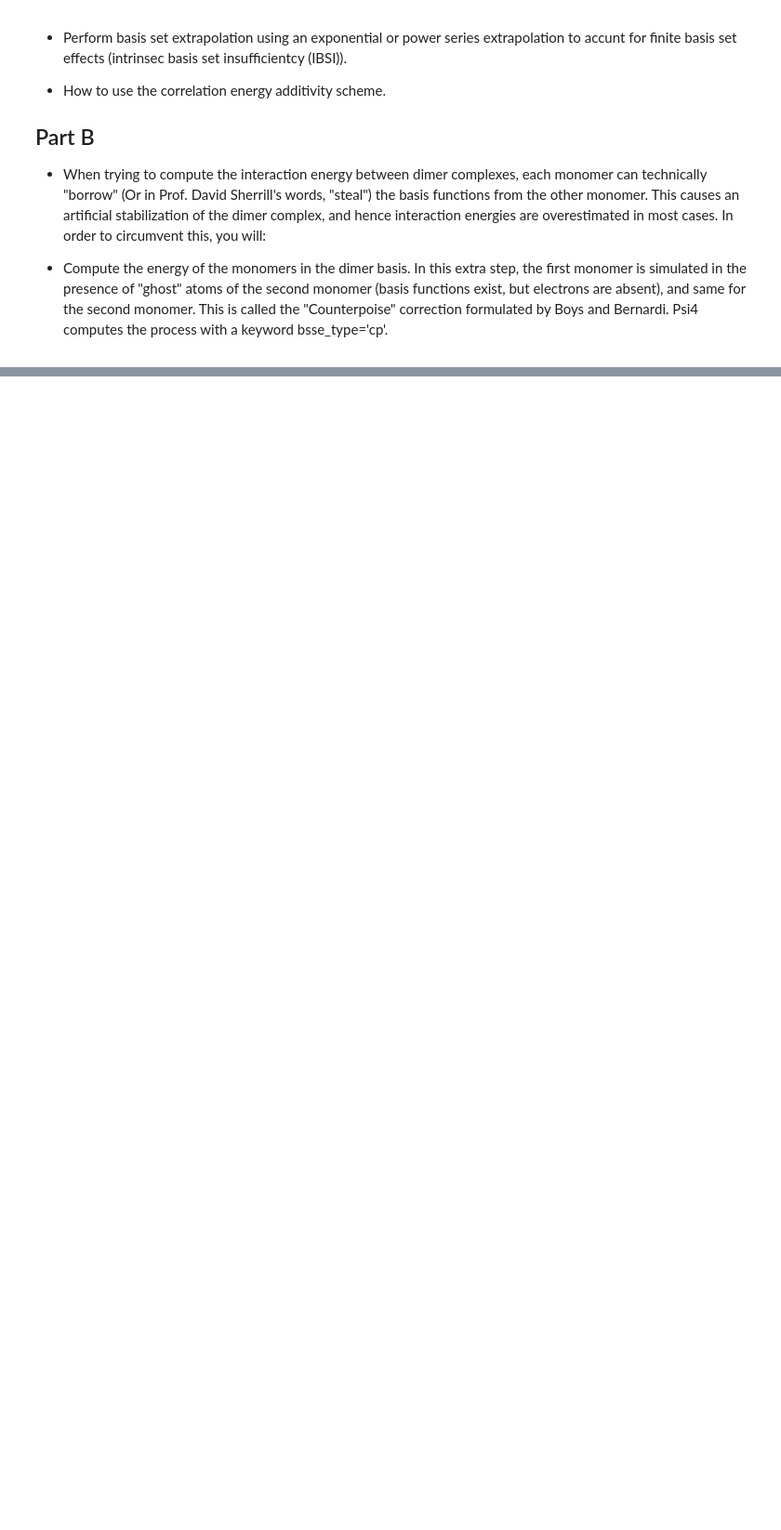
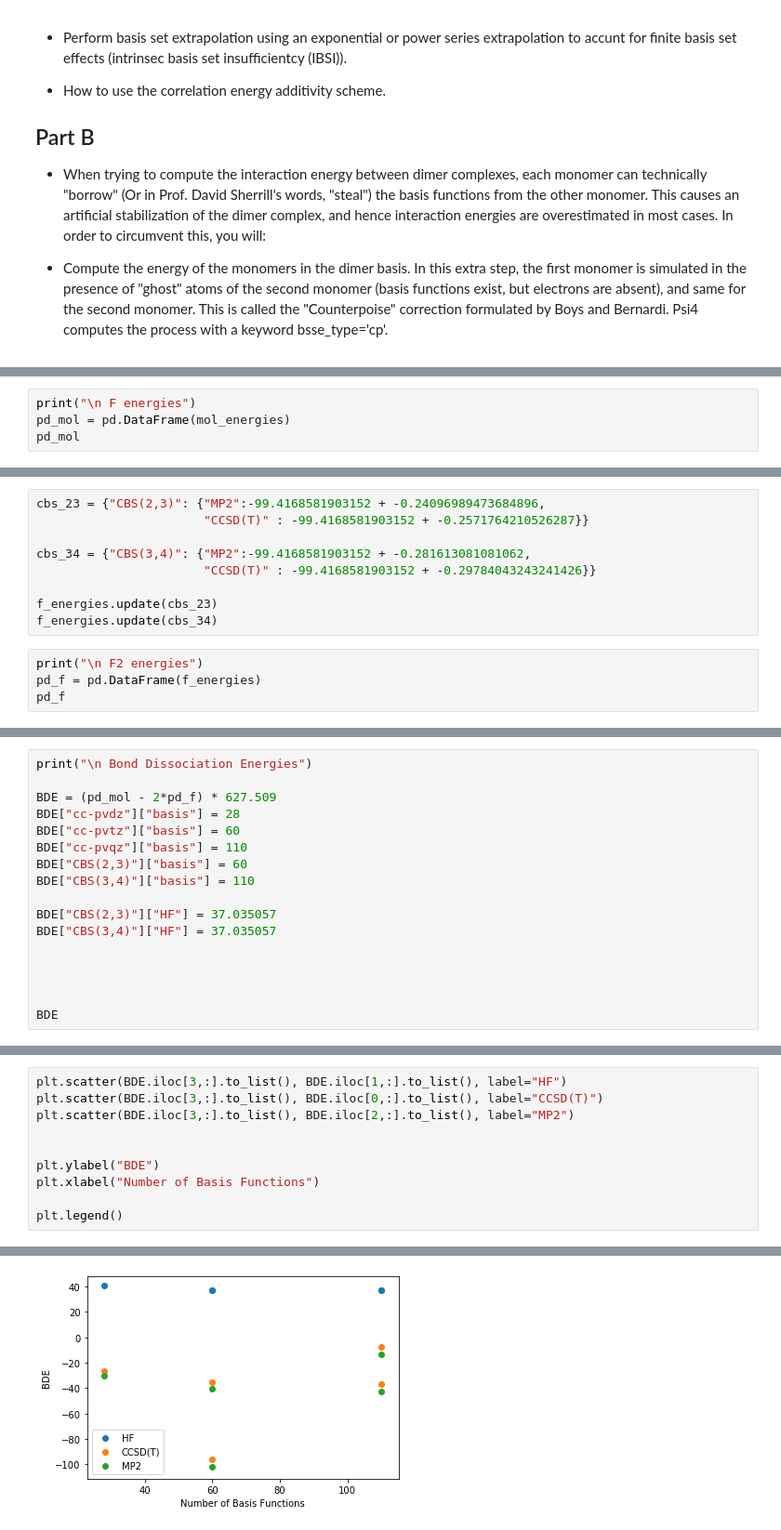
Before and after one commit to VHchavez/chm673, a Jupyter notebook: Labs/Lab3_Extrapolation_Techniques.ipynb, the cells around one changed output, grey strips where cells are left out. Shown at 93% size. Drawn from its saved outputs; the diff is of its cells as text; blank space fills up the shorter version.

```diff
--- a/Labs/Lab3_Extrapolation_Techniques.ipynb
+++ b/Labs/Lab3_Extrapolation_Techniques.ipynb
@@ -20,0 +475,4 @@ In this lab you will:
+# %%
+print("\n F energies")
+pd_mol = pd.DataFrame(mol_energies)
+pd_mol
@@ -20,0 +486,13 @@ In this lab you will:
+# %%
+cbs_23 = {"CBS(2,3)": {"MP2":-99.4168581903152 + -0.24096989473684896,
+                       "CCSD(T)" : -99.4168581903152 + -0.2571764210526287}}
+
+cbs_34 = {"CBS(3,4)": {"MP2":-99.4168581903152 + -0.281613081081062,
+                       "CCSD(T)" : -99.4168581903152 + -0.29784043243241426}}
+
+f_energies.update(cbs_23)
+f_energies.update(cbs_34)
+# %%
+print("\n F2 energies")
+pd_f = pd.DataFrame(f_energies)
+pd_f
@@ -20,0 +518,17 @@ In this lab you will:
+# %%
+print("\n Bond Dissociation Energies")
+
+BDE = (pd_mol - 2*pd_f) * 627.509
+BDE["cc-pvdz"]["basis"] = 28
+BDE["cc-pvtz"]["basis"] = 60
+BDE["cc-pvqz"]["basis"] = 110
+BDE["CBS(2,3)"]["basis"] = 60
+BDE["CBS(3,4)"]["basis"] = 110
+
+BDE["CBS(2,3)"]["HF"] = 37.035057
+BDE["CBS(3,4)"]["HF"] = 37.035057
+
+
+
+
+BDE
@@ -20,0 +554,11 @@ In this lab you will:
+# %%
+plt.scatter(BDE.iloc[3,:].to_list(), BDE.iloc[1,:].to_list(), label="HF")
+plt.scatter(BDE.iloc[3,:].to_list(), BDE.iloc[0,:].to_list(), label="CCSD(T)")
+plt.scatter(BDE.iloc[3,:].to_list(), BDE.iloc[2,:].to_list(), label="MP2")
+
+
+plt.ylabel("BDE")
+plt.xlabel("Number of Basis Functions")
+
+plt.legend()
+# %% [output]
@@ -20,0 +566 @@ In this lab you will:
+[figure, added]
```
Also changed, not shown: parts of 47 cells of this notebook.
